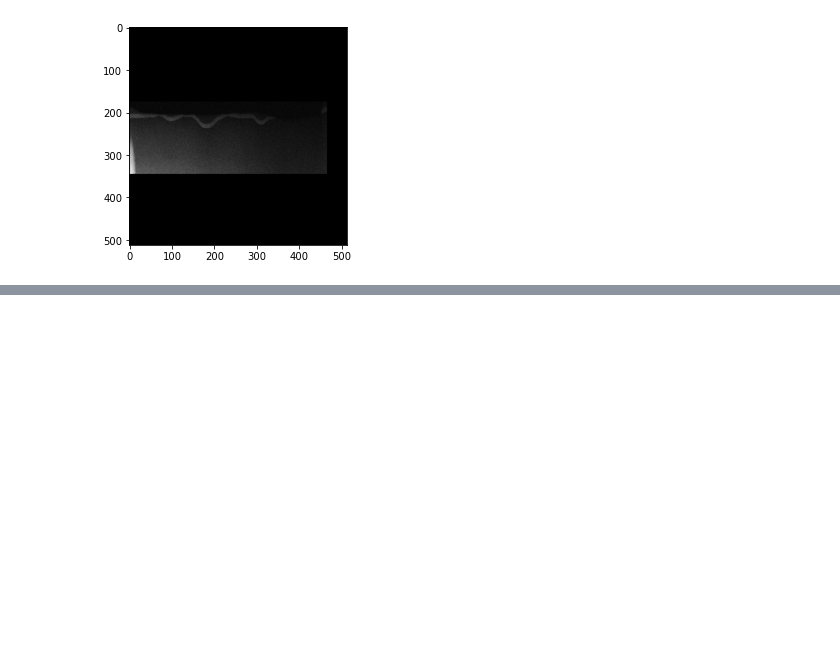
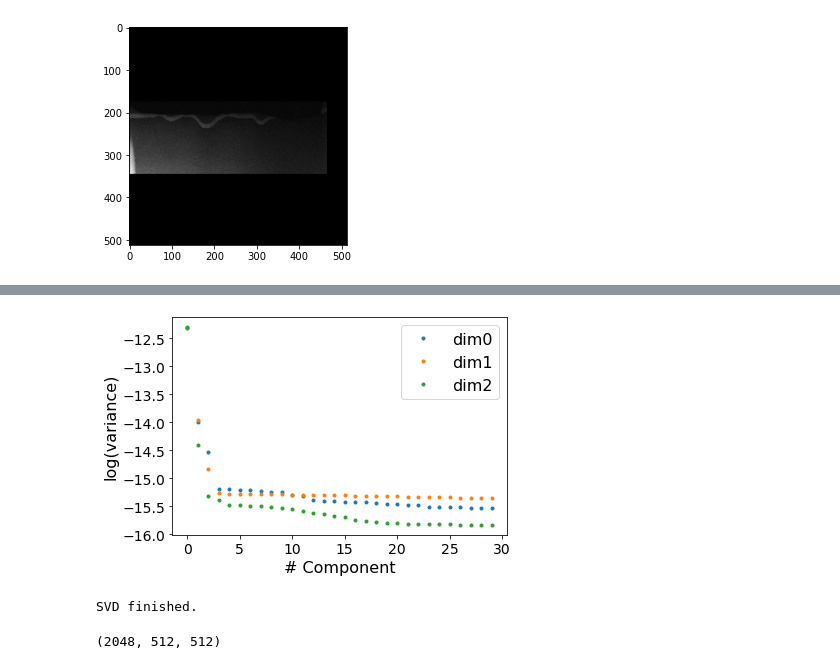
Before and after one commit to paul-voyles/tensor_svd, a Jupyter notebook: tensor_svd/Weighted tensor SVD test.ipynb, the cells around one changed output, grey strips where cells are left out. Cells and saved outputs as stored; diff of their text form; code cells hidden in the pictures; blank space fills up the shorter version.

```diff
--- a/tensor_svd/Weighted tensor SVD test.ipynb
+++ b/tensor_svd/Weighted tensor SVD test.ipynb
@@ -272,0 +276,31 @@ plt.plot(data[:,300,300])
+# %%
+# Define the number of components that will be returned from scree_plots function, if ndim is not defined, ncomponents along
+# each dimension will be set to the full size of that dimension
+ndim = [100,100,100]
+scree = scree_plots(data_bg_weighted,ndim)
+
+# Plot the first 30 components along each dimension in log scale
+
+for i in range(len(scree)):
+    plt.plot(np.log(scree[i][0:30]),'.',linewidth = 4, label = 'dim' + str(i))
+plt.legend(fontsize=16)
+plt.xlabel('# Component', fontsize=16)
+plt.ylabel('log(variance)',fontsize=16)
+plt.xticks(fontsize=14)
+plt.yticks(fontsize=14)
+plt.show()
+# %% [output]
+[figure, added]
+# %%
+rank = [20,10,5]
+# Unweighting the tensor SVD denoised data.
+data_bg_weighted_denoised = tensor_svd_denoise(data_bg_weighted, rank)
+data_bg_weighted_denoised = np.multiply(data_bg_weighted_denoised, 1/weights)
+# data_denoised = tensor_svd_denoise(data_noisy, rank)
+print('SVD finished.')
+# %% [output]
+SVD finished.
+# %%
+data_bg_weighted_denoised.shape
+# %% [output]
+(2048, 512, 512)
```
Also changed, not shown: parts of 9 cells of this notebook.
